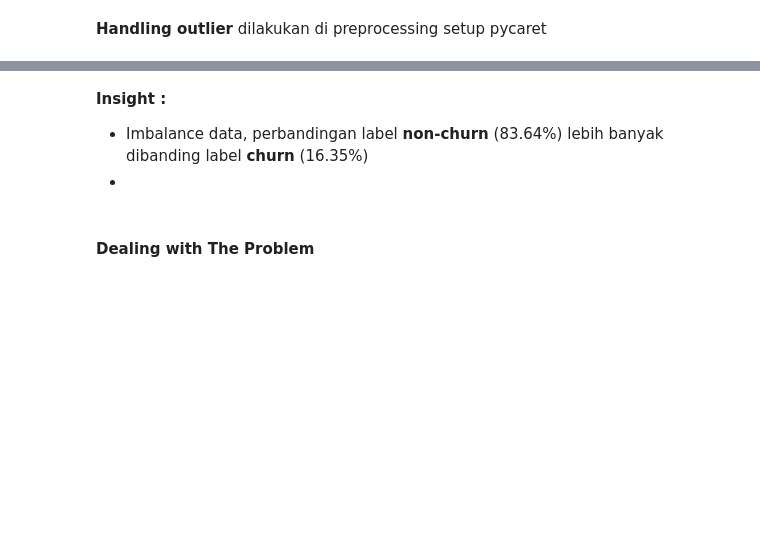
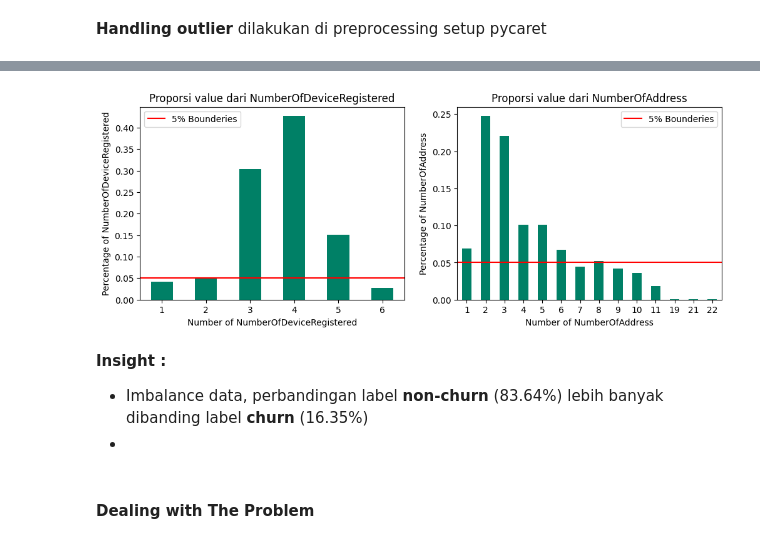
Before and after one commit to fathurizkym/ecommerce_churn_analysis, a Jupyter notebook: notebooks/E-Commerce_Customer_Churn.ipynb, the cells around one changed output, grey strips where cells are left out. Drawn from its saved outputs; the diff is of its cells as text; code cells hidden in the pictures; blank space fills up the shorter version.

```diff
--- a/notebooks/E-Commerce_Customer_Churn.ipynb
+++ b/notebooks/E-Commerce_Customer_Churn.ipynb
@@ -580,3 +634,31 @@ Name: Churn, dtype: float64
+# %%
+# kolom "NumberOfDeviceRegistered", "NumberOfAddress"
+fig, (ax1,ax2) = plt.subplots(nrows=1, ncols=2, figsize=(12,4))
+
+row1 = [ax1,ax2]
+col1 = ["NumberOfDeviceRegistered", "NumberOfAddress"]
+title1 = ['Proporsi value dari NumberOfDeviceRegistered','Proporsi value dari NumberOfAddress']
+
+for i in zip(row1, col1, title1):
+    # dfFrame
+    temp_df1 = pd.Series(df[i[1]].value_counts() / len(df)).sort_index(ascending=True).plot(kind='bar', label='', ax=i[0], colormap="summer")
+    # set title
+    i[0].set_title(i[2])
+    # horizontal line: boundary yang digunakan adalah 5%, di bawah 5% akan diasumsikan sebagai rare value
+    i[0].axhline(y=0.05, color='red', label='5% Bounderies')
+    # set x label and its rotation
+    i[0].tick_params(axis='x', labelrotation=360)
+    i[0].set_xlabel(f"Number of {i[1]}")
+    # ylabel
+    i[0].set_ylabel(f'Percentage of {i[1]}')
+    # legend
+    i[0].legend()
+
+
+# show graph
+plt.show()
+# %% [output]
+[figure, added]
 # %% [markdown]
 __Insight :__
 * Imbalance data, perbandingan label **non-churn** (83.64%) lebih banyak dibanding label **churn** (16.35%)
```
Also changed, not shown: parts of 30 cells of this notebook, 1 other file.
